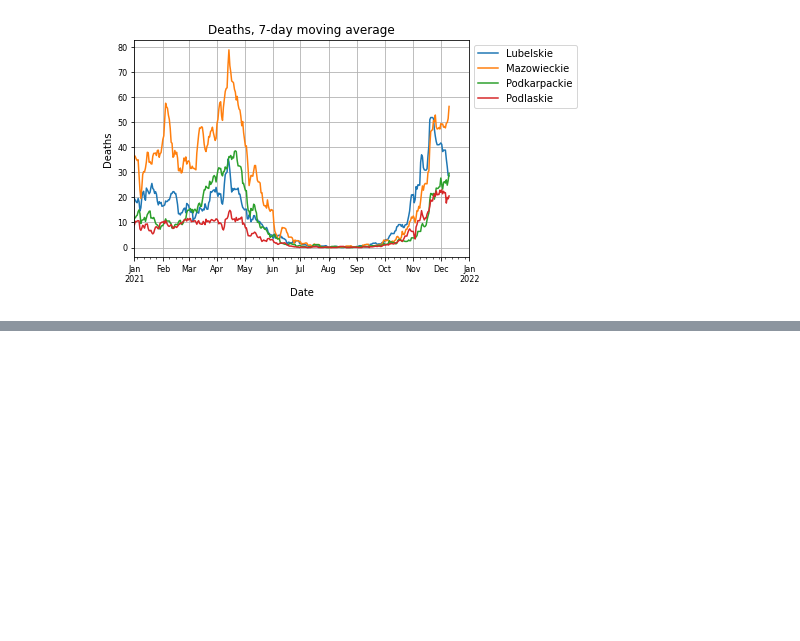
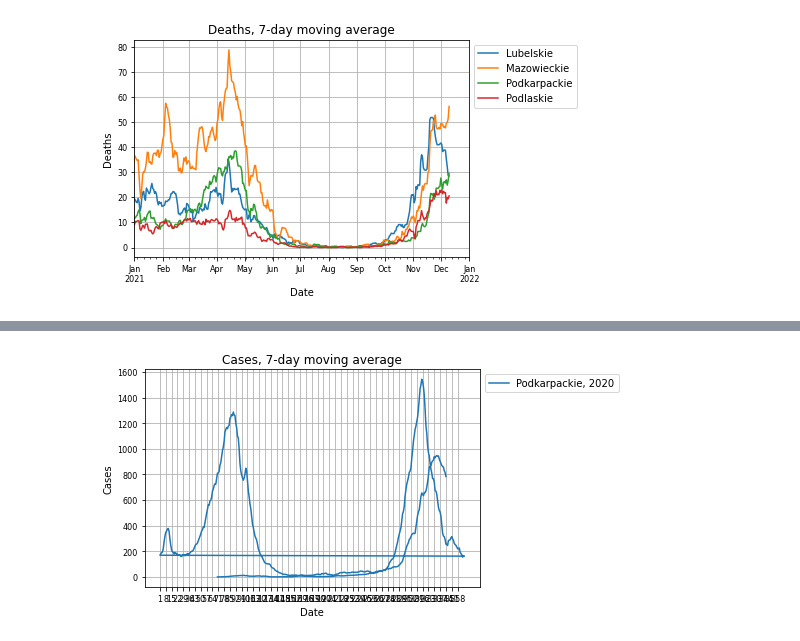
Before and after one commit to anuszka/govpl, a Jupyter notebook: Rogalski/Rogalski01.ipynb, the cells around one changed output, grey strips where cells are left out. Drawn from its saved outputs; the diff is of its cells as text; code cells hidden in the pictures; blank space fills up the shorter version.

```diff
--- a/Rogalski/Rogalski01.ipynb
+++ b/Rogalski/Rogalski01.ipynb
@@ -127,0 +167,16 @@ dfc.columns.name
+# %%
+dfq['Day of year'] = dfq.index.dayofyear
+# %%
+plotopts = dict_of(
+    plotdfs=[dfq],
+    x = 'Day of year',
+    xlabel = 'Date',
+    ylabel = 'Cases',
+    title = f'Cases, 7-day moving average',
+    fontsize = 8,
+    legendlabels = legendlabels
+    )
+
+plot(**plotopts);
+# %% [output]
+[figure, added]
```
Also changed, not shown: parts of 8 cells of this notebook, 1 other file.
